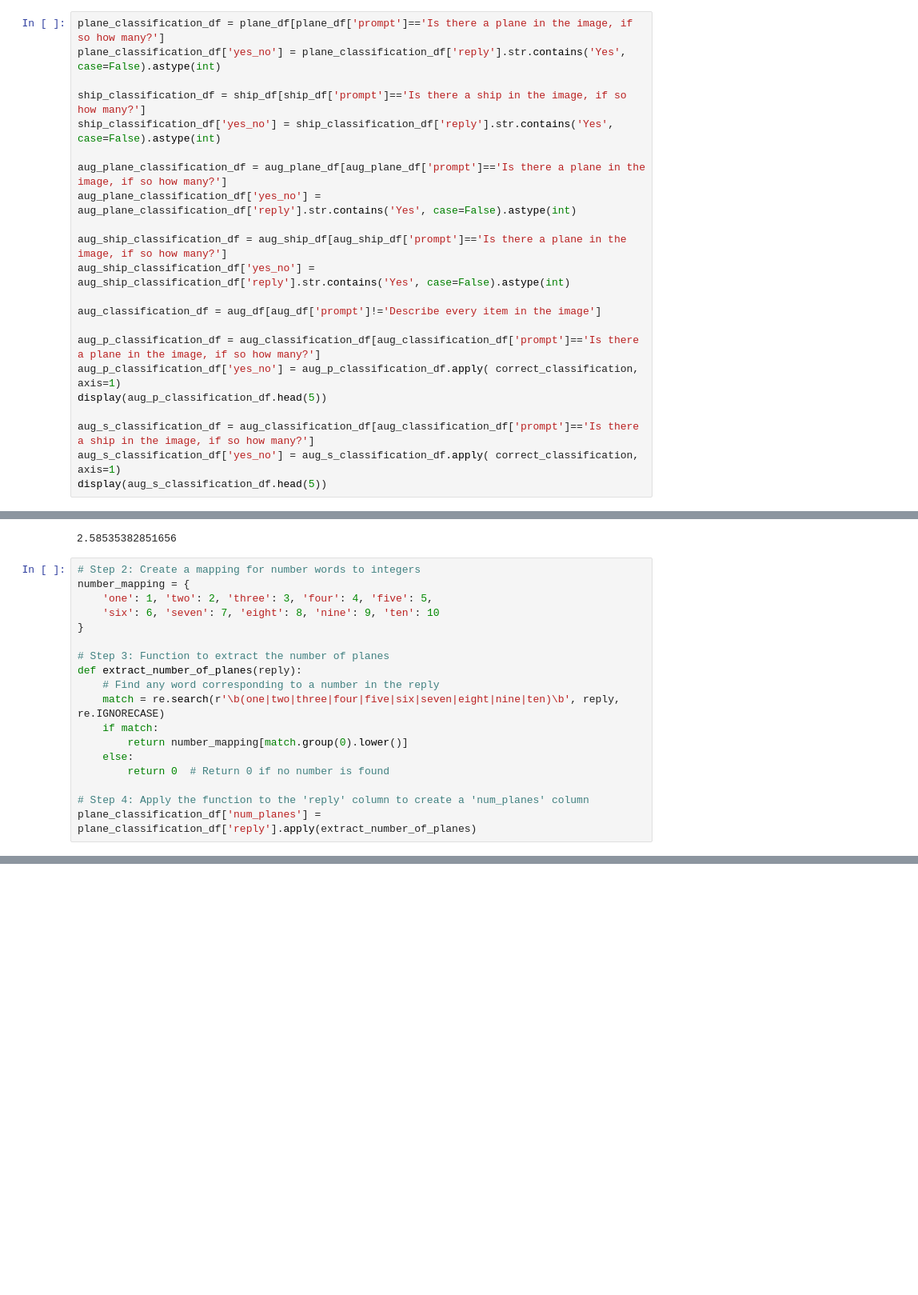
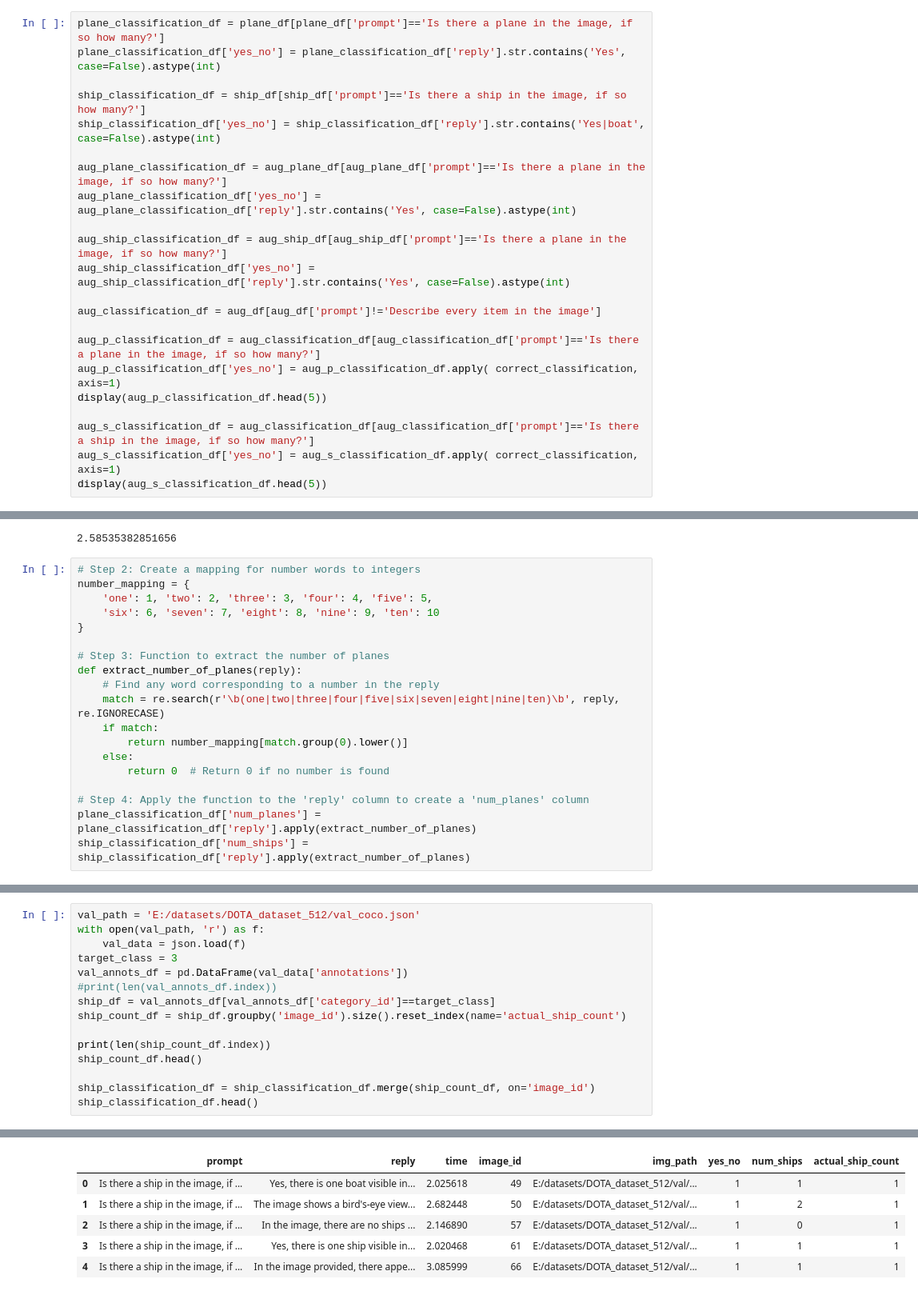
Before and after one commit to NealGross1/practicum, a Jupyter notebook: explore_open_ai_results.ipynb, the cells around one changed output, grey strips where cells are left out. Shown at 80% size. Saved outputs shown, nothing was run; the diff lists cells and outputs as text; blank space fills up the shorter version.

```diff
--- a/explore_open_ai_results.ipynb
+++ b/explore_open_ai_results.ipynb
@@ -109,7 +151,7 @@ plane_classification_df = plane_df[plane_df['prompt']=='Is there a plane in the
 plane_classification_df['yes_no'] = plane_classification_df['reply'].str.contains('Yes', case=False).astype(int)
 
 ship_classification_df = ship_df[ship_df['prompt']=='Is there a ship in the image, if so how many?']
-ship_classification_df['yes_no'] = ship_classification_df['reply'].str.contains('Yes', case=False).astype(int)
+ship_classification_df['yes_no'] = ship_classification_df['reply'].str.contains('Yes|boat', case=False).astype(int)
 
 aug_plane_classification_df = aug_plane_df[aug_plane_df['prompt']=='Is there a plane in the image, if so how many?']
 aug_plane_classification_df['yes_no'] = aug_plane_classification_df['reply'].str.contains('Yes', case=False).astype(int)
@@ -192,6 +234,7 @@ def extract_number_of_planes(reply):
 
 # Step 4: Apply the function to the 'reply' column to create a 'num_planes' column
 plane_classification_df['num_planes'] = plane_classification_df['reply'].apply(extract_number_of_planes)
+ship_classification_df['num_ships'] = ship_classification_df['reply'].apply(extract_number_of_planes)
 # %% [output]
 A value is trying to be set on a copy of a slice from a DataFrame.
 Try using .loc[row_indexer,col_indexer] = value instead
@@ -232,3 +280,19 @@ plane_count_df.head()
 | 2 | 415 | 2 |
 | 3 | 416 | 3 |
 | 4 | 419 | 1 |
+# %%
+val_path = 'E:/datasets/DOTA_dataset_512/val_coco.json'
+with open(val_path, 'r') as f:
+    val_data = json.load(f)
+target_class = 3
+val_annots_df = pd.DataFrame(val_data['annotations'])
+#print(len(val_annots_df.index))
+ship_df = val_annots_df[val_annots_df['category_id']==target_class]
+ship_count_df = ship_df.groupby('image_id').size().reset_index(name='actual_ship_count')
+
+print(len(ship_count_df.index))
+ship_count_df.head()
+
+ship_classification_df = ship_classification_df.merge(ship_count_df, on='image_id')
+ship_classification_df.head()
+# %% [output]
@@ -235,3 +300,9 @@ plane_count_df.head()
+|  | prompt | reply | time | image_id | img_path | yes_no | num_ships | actual_ship_count |
+| 0 | Is there a ship in the image, if ... | Yes, there is one boat visible in... | 2.025618 | 49 | E:/datasets/DOTA_dataset_512/val/... | 1 | 1 | 1 |
+| 1 | Is there a ship in the image, if ... | The image shows a bird's-eye view... | 2.682448 | 50 | E:/datasets/DOTA_dataset_512/val/... | 1 | 2 | 1 |
+| 2 | Is there a ship in the image, if ... | In the image, there are no ships ... | 2.146890 | 57 | E:/datasets/DOTA_dataset_512/val/... | 1 | 0 | 1 |
+| 3 | Is there a ship in the image, if ... | Yes, there is one ship visible in... | 2.020468 | 61 | E:/datasets/DOTA_dataset_512/val/... | 1 | 1 | 1 |
+| 4 | Is there a ship in the image, if ... | In the image provided, there appe... | 3.085999 | 66 | E:/datasets/DOTA_dataset_512/val/... | 1 | 1 | 1 |
 # %%
 plane_classification_df = plane_classification_df.merge(plane_count_df, on='image_id')
 plane_classification_df.head()
```
Also changed, not shown: parts of 7 cells of this notebook, 1 other file.
